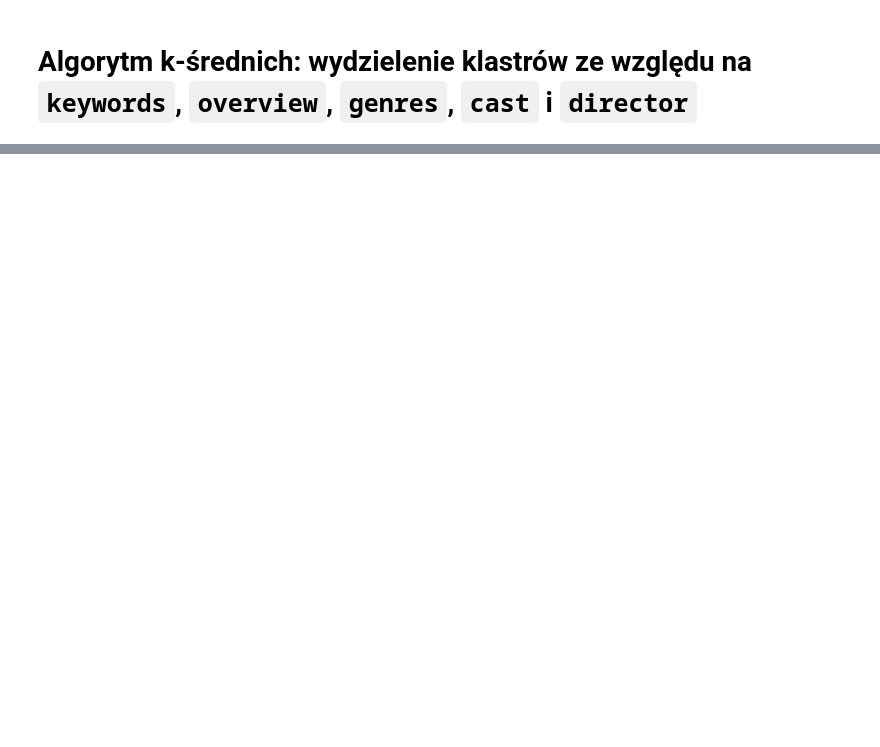
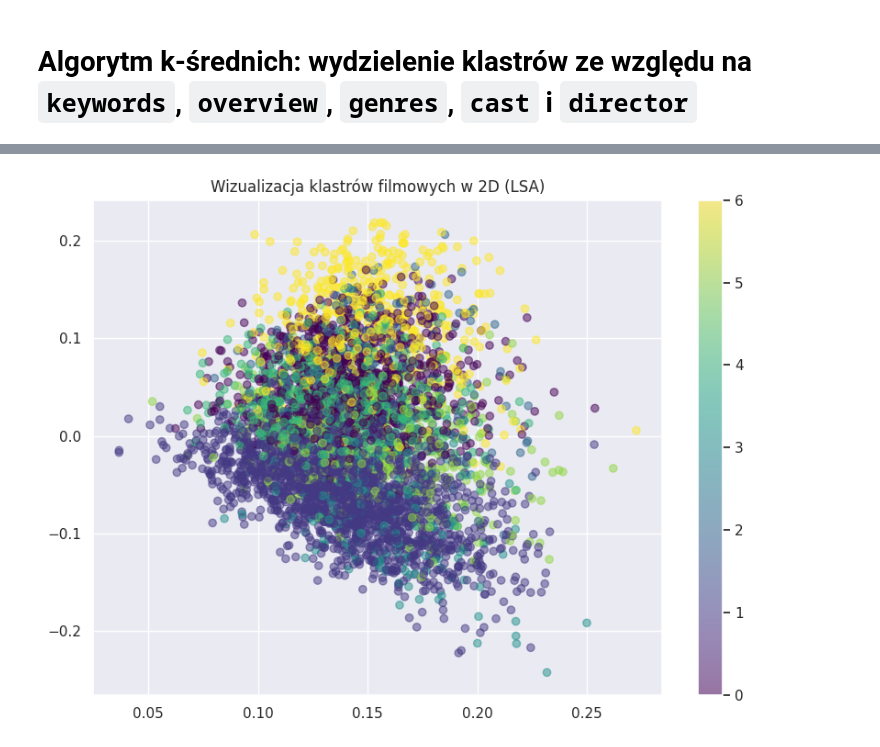
Before and after one commit to wkopaczyk28/Movie-Clustering-LSA, a Jupyter notebook: movies.ipynb, the cells around one changed output, grey strips where cells are left out. Cells and saved outputs as stored; diff of their text form; code cells hidden in the pictures; blank space fills up the shorter version.

```diff
--- a/movies.ipynb
+++ b/movies.ipynb
@@ -326,0 +313,11 @@ plt.show()
+# %%
+lsa_2d = TruncatedSVD(n_components=2, random_state=42)
+coords = lsa_2d.fit_transform(tfidf_matrix)
+
+plt.figure(figsize=(10, 7))
+scatter = plt.scatter(coords[:, 0], coords[:, 1], c=df['cluster'], cmap='viridis', alpha=0.5)
+plt.title('Wizualizacja klastrów filmowych w 2D (LSA)')
+plt.colorbar(scatter)
+plt.show()
+# %% [output]
+[figure, added]
```
Also changed, not shown: parts of 22 cells of this notebook.
